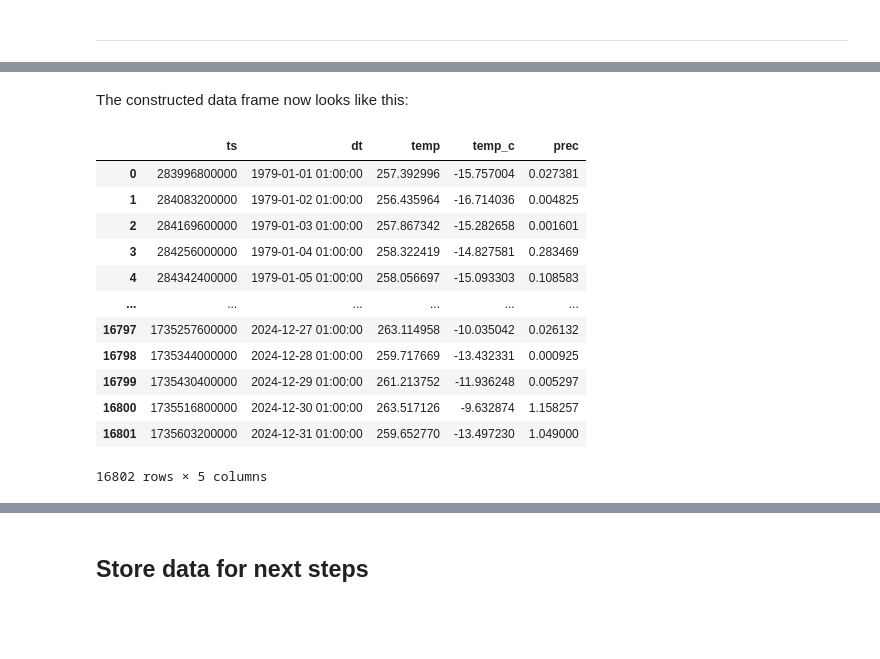
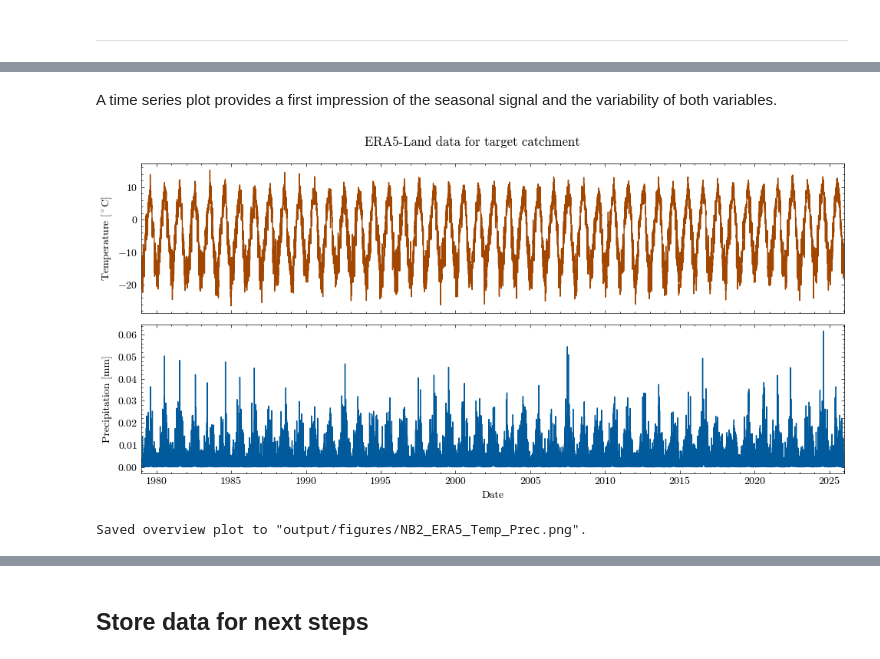
Before and after one commit to phiscu/matilda_online, a Jupyter notebook: Notebook2_Forcing_data.ipynb, the cells around one changed output, grey strips where cells are left out. Drawn from its saved outputs; the diff is of its cells as text; code cells hidden in the pictures; blank space fills up the shorter version.

```diff
--- a/Notebook2_Forcing_data.ipynb
+++ b/Notebook2_Forcing_data.ipynb
@@ -73,7 +66,0 @@ If you are only interested in modeling the past, set `PROJECTIONS=False` in the
-# %%
-if scenarios == True:
-    date_range = ['1979-01-01', '2025-01-01']
-else:
-    date_range = ast.literal_eval(config['CONFIG']['DATE_RANGE'])
-
-print(f'The selected date range is {date_range[0]} to {date_range[1]}')
@@ -236,0 +117,7 @@ Elevation:               3335.67 m a.s.l.
+# %%
+if scenarios is True:
+    date_range = ["1979-01-01", "2026-01-01"]
+else:
+    date_range = ast.literal_eval(config["CONFIG"]["DATE_RANGE"])
+
+print(f"The selected date range is {date_range[0]} to {date_range[1]}")
@@ -258,0 +142,5 @@ withMean = collection.map(setProperty)
+# %%
+from tools.geetools import get_climate_data_webservice
+
+df = get_climate_data_webservice(catchment_new, date_range)
+display(df.head())
@@ -280,19 +186,30 @@ Wall time: 3min 5s
 # %% [markdown]
-The constructed data frame now looks like this:
+A time series plot provides a first impression of the seasonal signal and the variability of both variables.
 # %%
-display(df)
+import matplotlib.dates as mdates
+import scienceplots
+
+plt.style.use(plt_style)
+
+axes = df[["dt", "temp_c", "prec"]].plot.line(
+    x="dt",
+    subplots=True,
+    legend=False,
+    figsize=(10, 5),
+    title="ERA5-Land data for target catchment",
+    color={"temp_c": "#A24600", "prec": "#005A9C"},
+)
+
+axes[0].set_ylabel("Temperature [$^\circ$C]")
+axes[1].set_ylabel("Precipitation [mm]")
+axes[1].set_xlabel("Date")
+axes[1].xaxis.set_minor_locator(mdates.YearLocator())
+plt.xlim(date_range)
+plt.tight_layout()
+plt.savefig(dir_figures + "NB2_ERA5_Temp_Prec.png")
+plt.show()
+print(f'Saved overview plot to "{dir_figures}NB2_ERA5_Temp_Prec.png".')
 # %% [output]
-|  | ts | dt | temp | temp_c | prec |
-| 0 | 283996800000 | 1979-01-01 01:00:00 | 257.392996 | -15.757004 | 0.027381 |
-| 1 | 284083200000 | 1979-01-02 01:00:00 | 256.435964 | -16.714036 | 0.004825 |
-| 2 | 284169600000 | 1979-01-03 01:00:00 | 257.867342 | -15.282658 | 0.001601 |
-| 3 | 284256000000 | 1979-01-04 01:00:00 | 258.322419 | -14.827581 | 0.283469 |
-| 4 | 284342400000 | 1979-01-05 01:00:00 | 258.056697 | -15.093303 | 0.108583 |
-| ... | ... | ... | ... | ... | ... |
-| 16797 | 1735257600000 | 2024-12-27 01:00:00 | 263.114958 | -10.035042 | 0.026132 |
-| 16798 | 1735344000000 | 2024-12-28 01:00:00 | 259.717669 | -13.432331 | 0.000925 |
-| 16799 | 1735430400000 | 2024-12-29 01:00:00 | 261.213752 | -11.936248 | 0.005297 |
-| 16800 | 1735516800000 | 2024-12-30 01:00:00 | 263.517126 | -9.632874 | 1.158257 |
-| 16801 | 1735603200000 | 2024-12-31 01:00:00 | 259.652770 | -13.497230 | 1.049000 |
+[figure, added]
-16802 rows × 5 columns
+Saved overview plot to "output/figures/NB2_ERA5_Temp_Prec.png".
 # %% [markdown]
```
Also changed, not shown: parts of 48 cells of this notebook, 3 other files.
